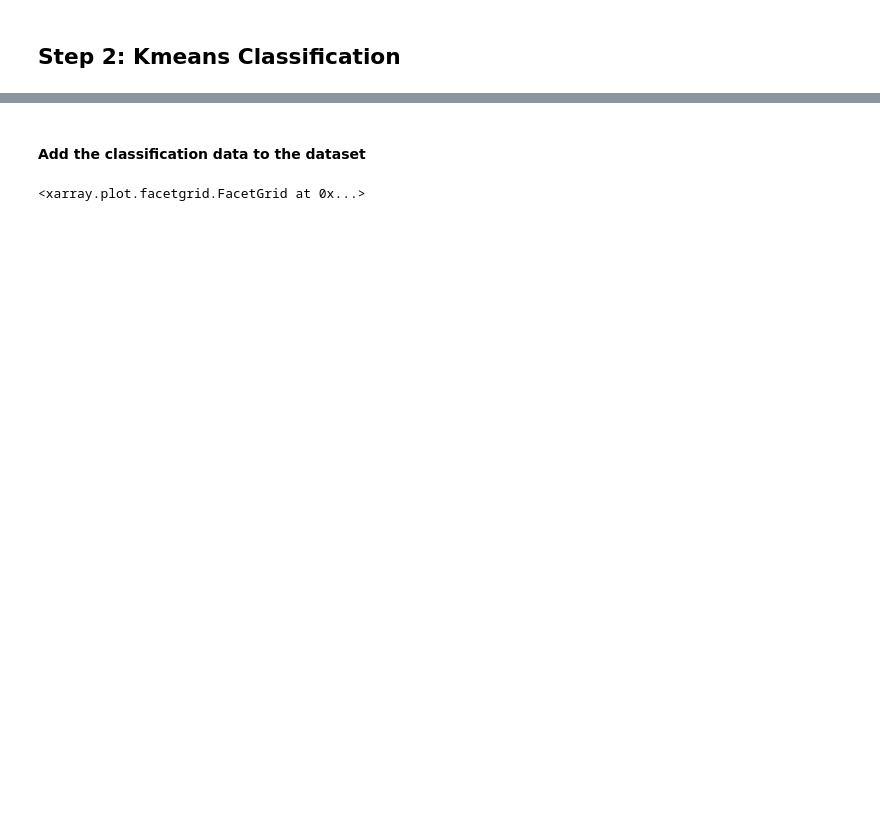
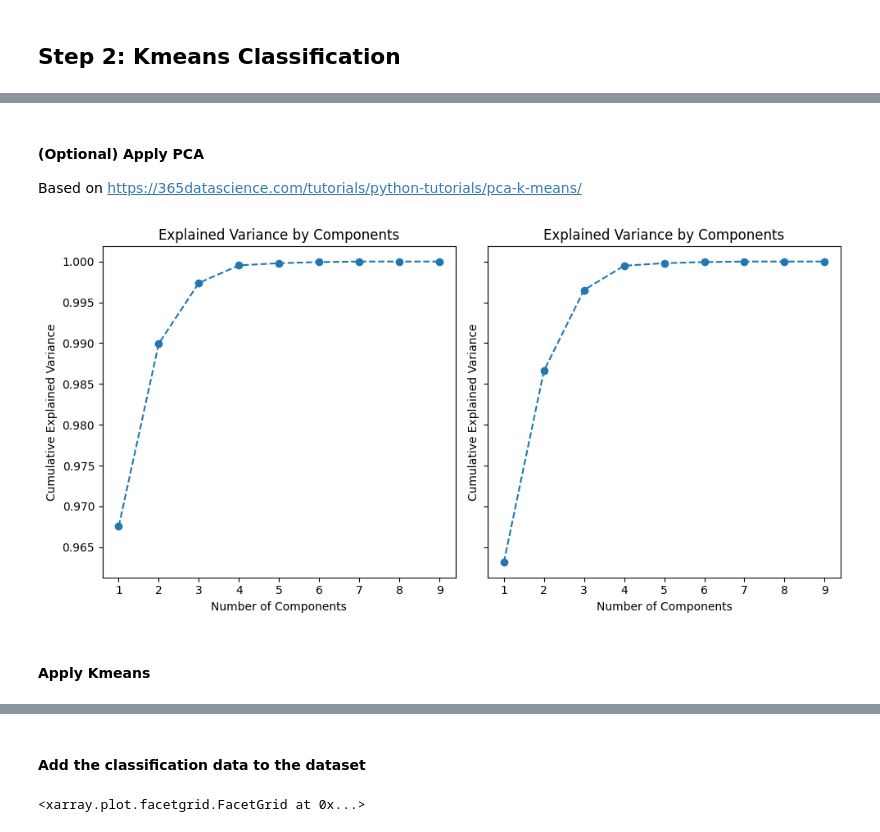
Before and after one commit to mjdear68/Hunter_Estuary_KBA, a Jupyter notebook: nbk/class_data_prep.ipynb, the cells around one changed output, grey strips where cells are left out. Saved outputs shown, nothing was run; the diff lists cells and outputs as text; code cells hidden in the pictures; blank space fills up the shorter version.

Commit message:
class_data_prep.ipynb: Added optional PCA to Kmeans

```diff
--- a/nbk/class_data_prep.ipynb
+++ b/nbk/class_data_prep.ipynb
@@ -185,0 +108,17 @@ plt.close('all')
+# %%
+# Convert the data array to a data frame
+# Re-code nan to -999
+dfs = [(ds.sel(period=period)
+        # .where(ds.sel(period=period).notnull(), -999)
+        .where(mask.notnull())
+        .to_dataframe()
+        .reset_index()
+        .drop(['x','y'], axis=1)[km_vars]
+       ) for period in periods]
+# %%
+for i in [0,1]:
+    print((dfs[i].isnull().sum()))
+    print(len(dfs[i]))
+    dfs[i] = dfs[i].fillna(-999)
+    print((dfs[i].isnull().sum()))
+    print(len(dfs[i]))
@@ -185,0 +195,18 @@ plt.close('all')
+# %% [markdown]
+#### (Optional) Apply PCA
+Based on https://365datascience.com/tutorials/python-tutorials/pca-k-means/
+# %%
+PCAs = [PCA() for i in [0,1]]
+# %%
+pca_fit = [pca.fit(dfs[i]) for i, pca in enumerate(PCAs)]
+# %%
+fig, axes = plt.subplots(1,2, figsize=(10,5), sharey=True)
+for i, pca in enumerate(pca_fit):
+    axes[i].plot(np.arange(1,len(km_vars)+1), pca.explained_variance_ratio_.cumsum(), marker='o', linestyle='--')
+    axes[i].set_title('Explained Variance by Components')
+    axes[i].set_xlabel('Number of Components')
+    axes[i].set_ylabel('Cumulative Explained Variance')
+
+fig.tight_layout()
+# %% [output]
+[figure, added]
@@ -185,0 +222,2 @@ plt.close('all')
+# %% [markdown]
+#### Apply Kmeans
```
Also changed, not shown: parts of 43 cells of this notebook, 2 other files.
